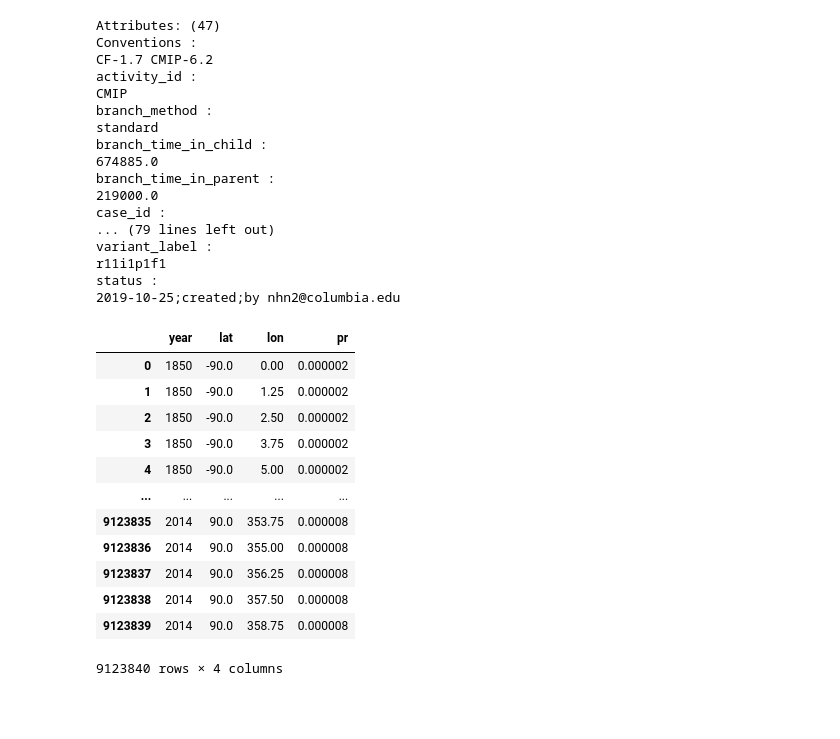
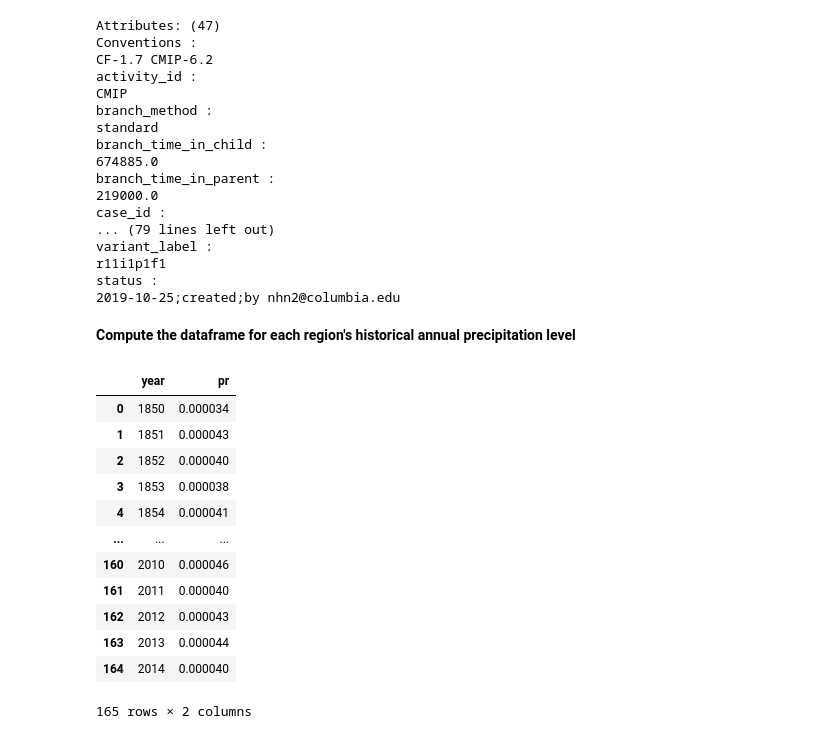
Before and after one commit to jeremyjcheng/106_project3, a Jupyter notebook: eda.ipynb, the cells around one changed output. Drawn from its saved outputs; the diff is of its cells as text; code cells hidden in the pictures; blank space fills up the shorter version.

```diff
--- a/eda.ipynb
+++ b/eda.ipynb
@@ -203,21 +205,33 @@ variant_label :
 r11i1p1f1
 status :
 2019-10-25;created;by nhn2@columbia.edu
-# %%
-# Compute cleaned historical precipitation dataframe
-historical_precipitation_df = his_annual_precip.to_dataframe().reset_index()
-historical_precipitation_df
-# %% [output]
-|  | year | lat | lon | pr |
-| 0 | 1850 | -90.0 | 0.00 | 0.000002 |
-| 1 | 1850 | -90.0 | 1.25 | 0.000002 |
-| 2 | 1850 | -90.0 | 2.50 | 0.000002 |
-| 3 | 1850 | -90.0 | 3.75 | 0.000002 |
-| 4 | 1850 | -90.0 | 5.00 | 0.000002 |
-| ... | ... | ... | ... | ... |
-| 9123835 | 2014 | 90.0 | 353.75 | 0.000008 |
-| 9123836 | 2014 | 90.0 | 355.00 | 0.000008 |
-| 9123837 | 2014 | 90.0 | 356.25 | 0.000008 |
-| 9123838 | 2014 | 90.0 | 357.50 | 0.000008 |
-| 9123839 | 2014 | 90.0 | 358.75 | 0.000008 |
-9123840 rows × 4 columns
+# %%
+#convert longitudes to -180 to 180 range
+his_annual_precip = his_annual_precip.assign_coords(
+    lon=(((his_annual_precip.lon + 180) % 360) - 180)
+).sortby('lon')
+# %% [markdown]
+**Compute the dataframe for each region's historical annual precipitation level**
+# %%
+northeast = his_annual_precip.sel(lat=slice(38,47), lon=slice(-80,-66))
+south = his_annual_precip.sel(lat=slice(24,39), lon=slice(-106,-75))
+midwest = his_annual_precip.sel(lat=slice(36,49), lon=slice(-104,-80))
+west = his_annual_precip.sel(lat=slice(31,49), lon=slice(-125,-102))
+# %%
+northeast_america_precip = northeast.groupby('year').mean(dim=['lat', 'lon'])
+northeast_hist_df = northeast_america_precip.to_dataframe().reset_index()
+northeast_hist_df
+# %% [output]
+|  | year | pr |
+| 0 | 1850 | 0.000034 |
+| 1 | 1851 | 0.000043 |
+| 2 | 1852 | 0.000040 |
+| 3 | 1853 | 0.000038 |
+| 4 | 1854 | 0.000041 |
+| ... | ... | ... |
+| 160 | 2010 | 0.000046 |
+| 161 | 2011 | 0.000040 |
+| 162 | 2012 | 0.000043 |
+| 163 | 2013 | 0.000044 |
+| 164 | 2014 | 0.000040 |
+165 rows × 2 columns
```
Also changed, not shown: parts of 29 cells of this notebook, 7 other files.
